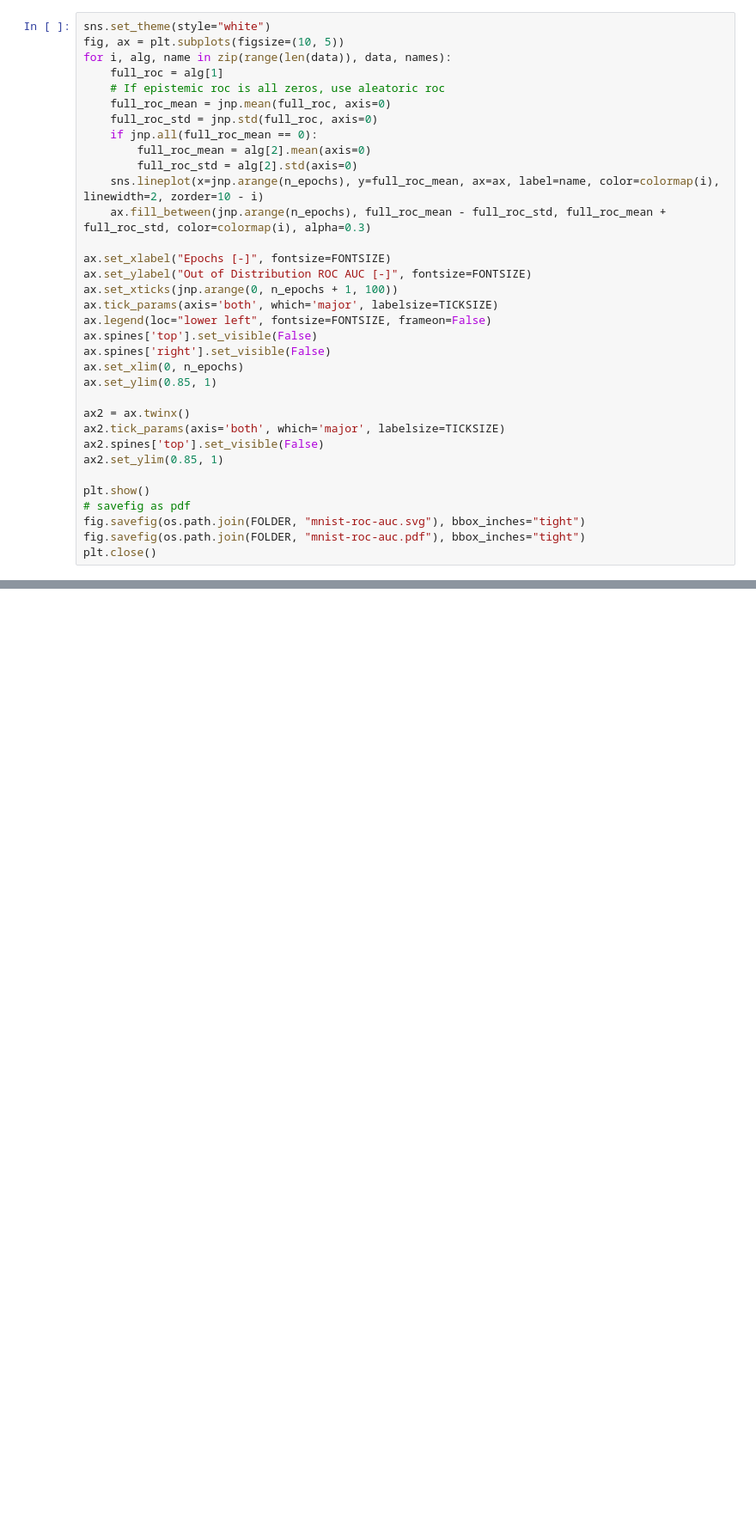
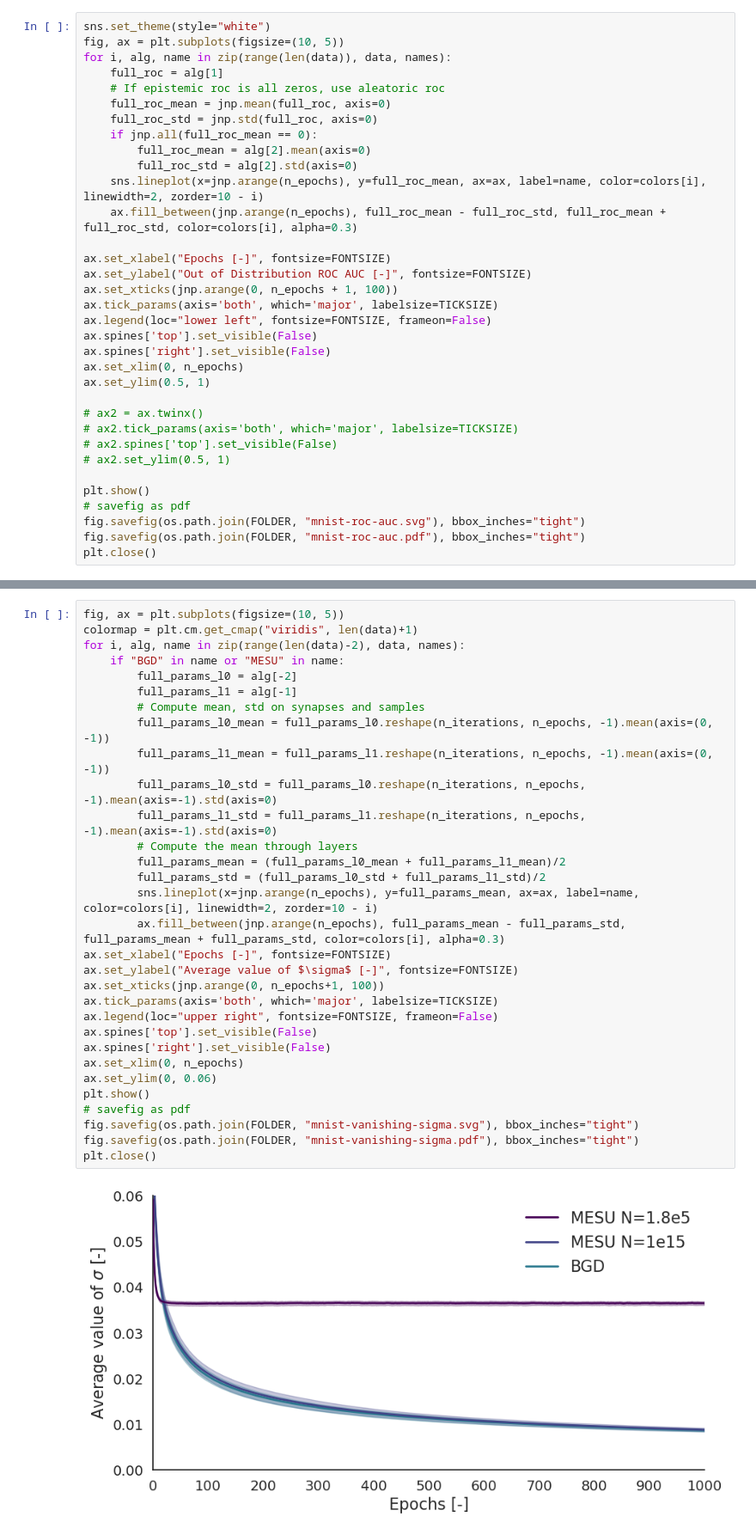
Before and after one commit to kellian-cottart/mesu-pmnist, a Jupyter notebook: figure-mnist-ood.ipynb, the cells around one changed output, grey strips where cells are left out. Shown at 86% size. Cells and saved outputs as stored; diff of their text form; blank space fills up the shorter version.

Commit message:
fix: colors and high N

```diff
--- a/figure-mnist-ood.ipynb
+++ b/figure-mnist-ood.ipynb
@@ -99,8 +101,8 @@ for i, alg, name in zip(range(len(data)), data, names):
     if jnp.all(full_roc_mean == 0):
         full_roc_mean = alg[2].mean(axis=0)
         full_roc_std = alg[2].std(axis=0)
-    sns.lineplot(x=jnp.arange(n_epochs), y=full_roc_mean, ax=ax, label=name, color=colormap(i), linewidth=2, zorder=10 - i)
-    ax.fill_between(jnp.arange(n_epochs), full_roc_mean - full_roc_std, full_roc_mean + full_roc_std, color=colormap(i), alpha=0.3)
+    sns.lineplot(x=jnp.arange(n_epochs), y=full_roc_mean, ax=ax, label=name, color=colors[i], linewidth=2, zorder=10 - i)
+    ax.fill_between(jnp.arange(n_epochs), full_roc_mean - full_roc_std, full_roc_mean + full_roc_std, color=colors[i], alpha=0.3)
 
 ax.set_xlabel("Epochs [-]", fontsize=FONTSIZE)
 ax.set_ylabel("Out of Distribution ROC AUC [-]", fontsize=FONTSIZE)
@@ -110,12 +112,12 @@ ax.legend(loc="lower left", fontsize=FONTSIZE, frameon=False)
 ax.spines['top'].set_visible(False)
 ax.spines['right'].set_visible(False)
 ax.set_xlim(0, n_epochs)
-ax.set_ylim(0.85, 1)
+ax.set_ylim(0.5, 1)
 
-ax2 = ax.twinx()
-ax2.tick_params(axis='both', which='major', labelsize=TICKSIZE)
-ax2.spines['top'].set_visible(False)
-ax2.set_ylim(0.85, 1)
+# ax2 = ax.twinx()
+# ax2.tick_params(axis='both', which='major', labelsize=TICKSIZE)
+# ax2.spines['top'].set_visible(False)
+# ax2.set_ylim(0.5, 1)
 
 plt.show()
 # savefig as pdf
@@ -125,3 +129,36 @@ plt.close()
+# %%
+fig, ax = plt.subplots(figsize=(10, 5))
+colormap = plt.cm.get_cmap("viridis", len(data)+1)
+for i, alg, name in zip(range(len(data)-2), data, names):
+    if "BGD" in name or "MESU" in name:
+        full_params_l0 = alg[-2]
+        full_params_l1 = alg[-1]
+        # Compute mean, std on synapses and samples
+        full_params_l0_mean = full_params_l0.reshape(n_iterations, n_epochs, -1).mean(axis=(0, -1))
+        full_params_l1_mean = full_params_l1.reshape(n_iterations, n_epochs, -1).mean(axis=(0, -1))
+        full_params_l0_std = full_params_l0.reshape(n_iterations, n_epochs, -1).mean(axis=-1).std(axis=0)
+        full_params_l1_std = full_params_l1.reshape(n_iterations, n_epochs, -1).mean(axis=-1).std(axis=0)
+        # Compute the mean through layers
+        full_params_mean = (full_params_l0_mean + full_params_l1_mean)/2
+        full_params_std = (full_params_l0_std + full_params_l1_std)/2
+        sns.lineplot(x=jnp.arange(n_epochs), y=full_params_mean, ax=ax, label=name, color=colors[i], linewidth=2, zorder=10 - i)
+        ax.fill_between(jnp.arange(n_epochs), full_params_mean - full_params_std, full_params_mean + full_params_std, color=colors[i], alpha=0.3)
+ax.set_xlabel("Epochs [-]", fontsize=FONTSIZE)
+ax.set_ylabel("Average value of $\sigma$ [-]", fontsize=FONTSIZE)
+ax.set_xticks(jnp.arange(0, n_epochs+1, 100))
+ax.tick_params(axis='both', which='major', labelsize=TICKSIZE)
+ax.legend(loc="upper right", fontsize=FONTSIZE, frameon=False)
+ax.spines['top'].set_visible(False)
+ax.spines['right'].set_visible(False)
+ax.set_xlim(0, n_epochs)
+ax.set_ylim(0, 0.06)
+plt.show()
+# savefig as pdf
+fig.savefig(os.path.join(FOLDER, "mnist-vanishing-sigma.svg"), bbox_inches="tight")
+fig.savefig(os.path.join(FOLDER, "mnist-vanishing-sigma.pdf"), bbox_inches="tight")
+plt.close()
+# %% [output]
+[figure, added]
 # %%
 sns.set_theme(style="white")
 fig, ax = plt.subplots(figsize=(10, 5))
```
Also changed, not shown: parts of 6 cells of this notebook, 3 other files.
